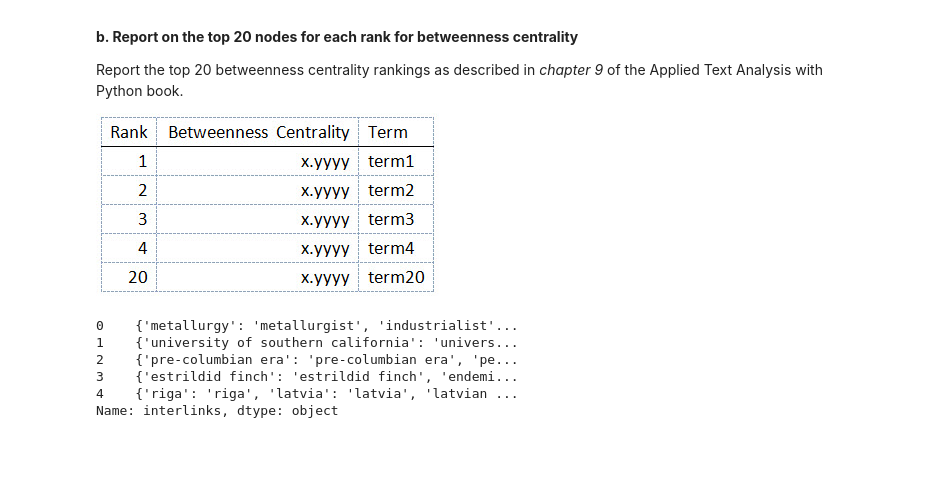
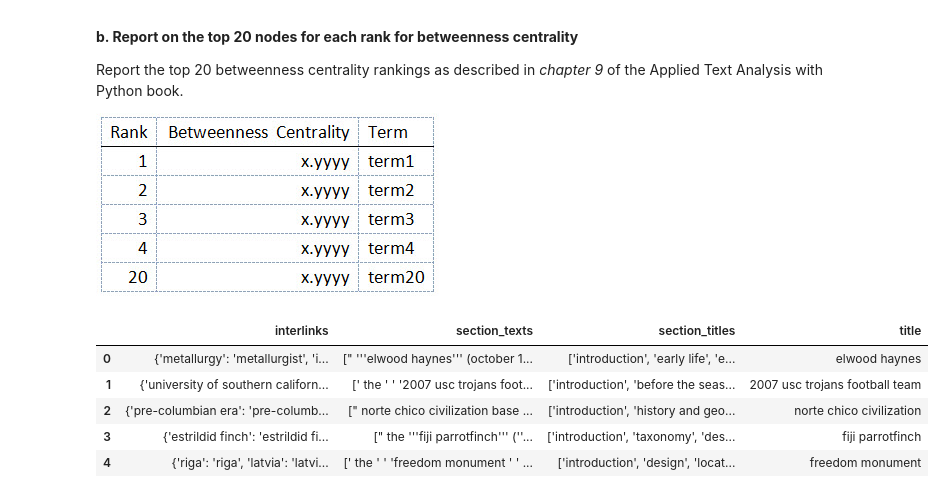
Before and after one commit to anirbanpalDSC/DSC550, a Jupyter notebook: Assignment 6.2.ipynb, the cells around one changed output. Cells and saved outputs as stored; diff of their text form; code cells hidden in the pictures; blank space fills up the shorter version.

```diff
--- a/Assignment 6.2.ipynb
+++ b/Assignment 6.2.ipynb
@@ -217,23 +218,21 @@ def clean_text(df):
 # %%
 # Read the data in
 dirdata = 'data/wikipedia/featured-articles'
 
 # Having provision to load multiple files but using just 1 file for now
 files = ['featured-articles_011.jsonl']
 
 # Read files, clean and store as data frame
 article = clean_text(read_files(dirdata, files[0]))
 
-article = pd.DataFrame(article['interlinks']).replace(['{',"'"],['',''], regex=True)
+#article = pd.DataFrame(article['interlinks']).replace(['{',"'"],['',''], regex=True)
 
-
+article.head()
 #article.str.split(pat = ":")
+# %% [output]
+|  | interlinks | section_texts | section_titles | title |
+| 0 | {'metallurgy': 'metallurgist', 'i... | [" '''elwood haynes''' (october 1... | ['introduction', 'early life', 'e... | elwood haynes |
+| 1 | {'university of southern californ... | [' the ' ' '2007 usc trojans foot... | ['introduction', 'before the seas... | 2007 usc trojans football team |
+| 2 | {'pre-columbian era': 'pre-columb... | [" norte chico civilization base ... | ['introduction', 'history and geo... | norte chico civilization |
+| 3 | {'estrildid finch': 'estrildid fi... | [" the '''fiji parrotfinch''' (''... | ['introduction', 'taxonomy', 'des... | fiji parrotfinch |
+| 4 | {'riga': 'riga', 'latvia': 'latvi... | [' the ' ' 'freedom monument ' ' ... | ['introduction', 'design', 'locat... | freedom monument |
-# %%
-G = nx.from_pandas_edgelist(source_df, source=source_col, target=target_col, edge_attr=None, create_using=nx.DiGraph())
-# %% [output]
-0    {'metallurgy': 'metallurgist', 'industrialist'...
-1    {'university of southern california': 'univers...
-2    {'pre-columbian era': 'pre-columbian era', 'pe...
-3    {'estrildid finch': 'estrildid finch', 'endemi...
-4    {'riga': 'riga', 'latvia': 'latvia', 'latvian ...
-Name: interlinks, dtype: object
```
Also changed, not shown: parts of 11 cells of this notebook.
